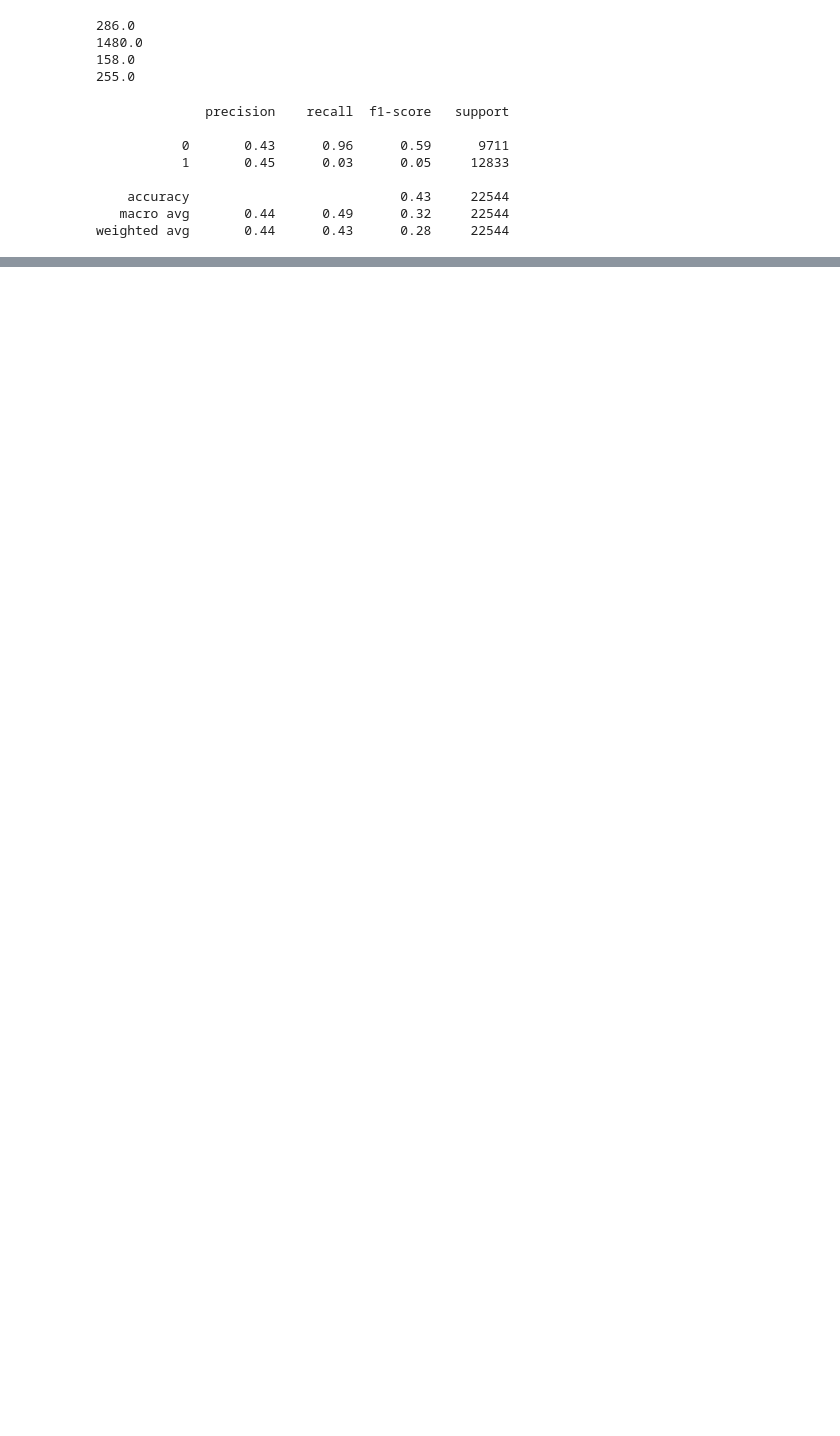
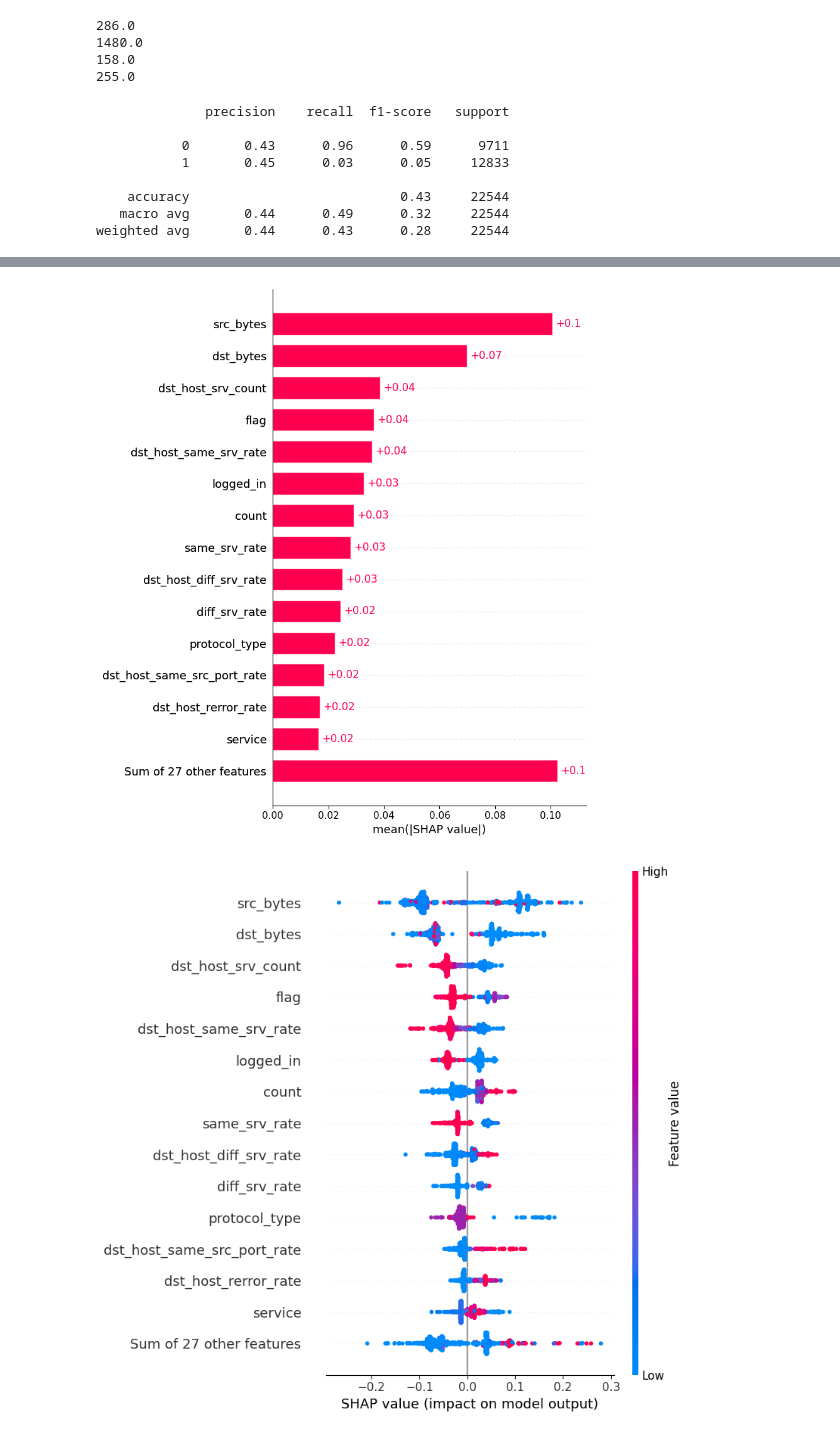
Before and after one commit to tamaghnakundu/network-intrusion-detection, a Jupyter notebook: ids.ipynb, the cells around one changed output, grey strips where cells are left out. Drawn from its saved outputs; the diff is of its cells as text; code cells hidden in the pictures; blank space fills up the shorter version.

```diff
--- a/ids.ipynb
+++ b/ids.ipynb
@@ -368,0 +369,30 @@ Confidence: 67.91 %
+# %%
+import shap
+explainer = shap.TreeExplainer(model_rf)
+sample = X_test.sample(n = 500, random_state = 42)
+shap_values = explainer(sample)
+
+shap_attack = shap.Explanation(
+    values = shap_values.values[:,:,1],
+    base_values = shap_values.base_values[:,1],
+    data = shap_values.data,
+    feature_names = shap_values.feature_names
+)
+# %%
+shap.plots.bar(shap_attack, max_display = 15, show=False)
+plt.tight_layout()
+plt.savefig("plots/shap_bar.png", dpi=300, bbox_inches="tight")
+plt.show()
+
+shap.plots.beeswarm(shap_attack, max_display =15, show=False)
+plt.tight_layout()
+plt.savefig("plots/shap_beeswarm.png", dpi=300, bbox_inches="tight")
+plt.show()
+
+shap.plots.waterfall(shap_attack[0], show=False)
+plt.tight_layout()
+plt.savefig("plots/shap_waterfall.png", dpi=300, bbox_inches="tight")
+plt.show()
+# %% [output]
+[figure, added]
+[figure, added]
```
Also changed, not shown: parts of 10 cells of this notebook, 5 other files.
